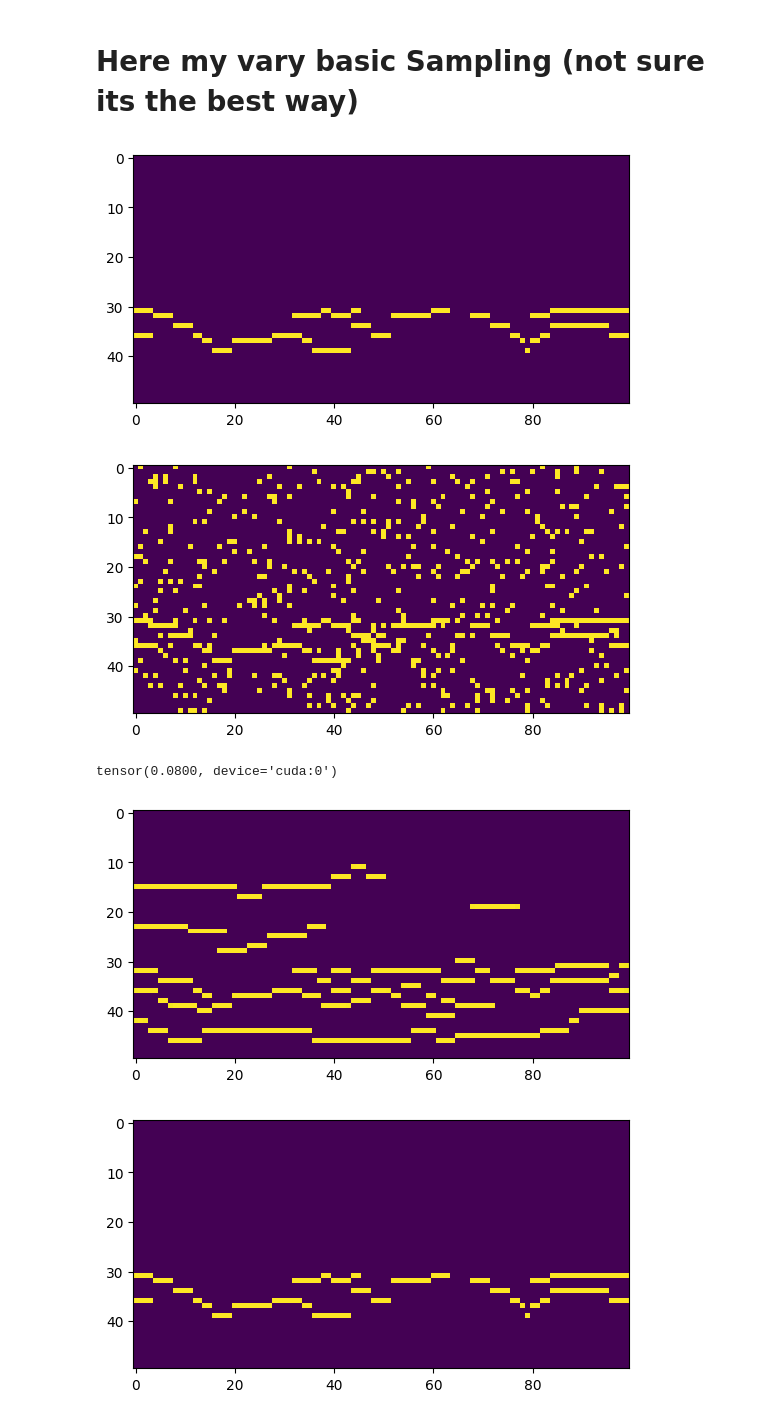
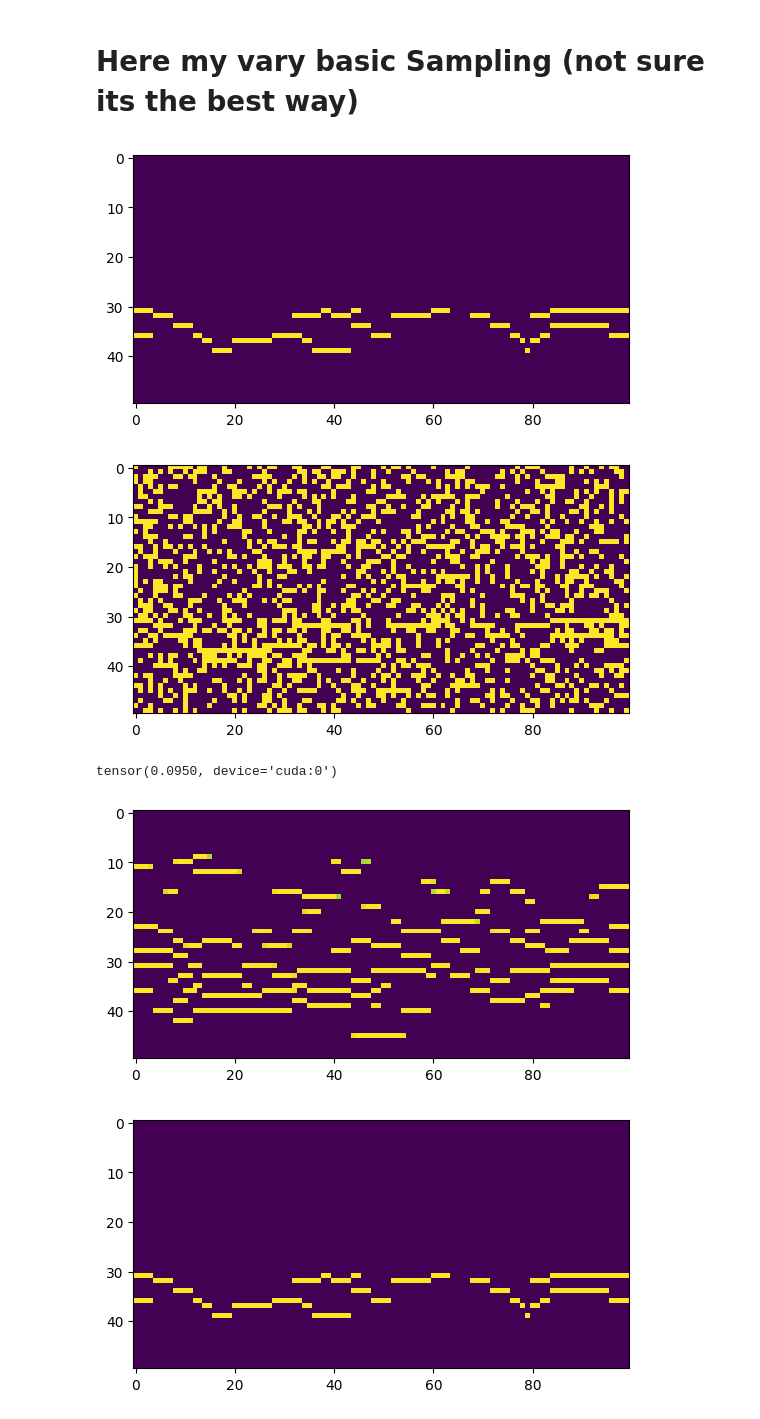
Before and after one commit to MarioPaerle/DIATONICA, a Jupyter notebook: DiscreteBachDiffusion.ipynb, the cells around one changed output. Drawn from its saved outputs; the diff is of its cells as text; code cells hidden in the pictures.

Commit message:
Kaggle Notebook | DiscreteDiffusionBach | Version 4

```diff
--- a/DiscreteBachDiffusion.ipynb
+++ b/DiscreteBachDiffusion.ipynb
@@ -14,7 +44,8 @@ import pretty_midi
 # %% [markdown]
 # The Dataset
 # %%
-datas = joblib.load("/kaggle/input/holedbach/jsb1-li-train.pkl")
+S = 0
+datas = joblib.load("/kaggle/input/holedbach/jsb1-li-test.pkl")
 X = datas['X']
 X = X.reshape(X.shape[0], 1, X.shape[1], X.shape[2]) # to 1 channel
 X = X[:, :, 30:80, :]
@@ -160,13 +200,13 @@ class SinusoidalPosEmb(nn.Module):
         return torch.cat((emb.sin(), emb.cos()), dim=-1)
 
 class ConvBlock(nn.Module):
-    def __init__(self, in_ch, out_ch, time_emb_dim):
+    def __init__(self, in_ch, out_ch, time_emb_dim, k=3):
         super().__init__()
-        self.conv1 = nn.Conv2d(in_ch, out_ch, 3, padding=1)
+        self.conv1 = nn.Conv2d(in_ch, out_ch, k, padding='same')
         self.norm1 = nn.GroupNorm(8, out_ch)
         self.act = nn.SiLU()
         self.time_mlp = nn.Linear(time_emb_dim, out_ch)
-        self.conv2 = nn.Conv2d(out_ch, out_ch, 3, padding=1)
+        self.conv2 = nn.Conv2d(out_ch, out_ch, k, padding='same')
 
     def forward(self, x, t_emb):
         h = self.conv1(x)
@@ -212,9 +252,9 @@ class UNet(nn.Module):
         self.notes_embedding = nn.Embedding(50, 1)
 
         self.init_conv = nn.Conv2d(in_ch, 64*c, 3, padding=1)
-        self.down1 = ConvBlock(64*c, 128*c, time_emb_dim)
+        self.down1 = ConvBlock(64*c, 128*c, time_emb_dim, k=3)
         self.pool1 = nn.Upsample(size=(25, 50), mode='bilinear', align_corners=False)
-        self.down2 = ConvBlock(128*c, 256*c, time_emb_dim)
+        self.down2 = ConvBlock(128*c, 256*c, time_emb_dim, k=3)
         self.pool2 = nn.Upsample(size=(20, 25), mode='bilinear', align_corners=False)
         self.down3 = ConvBlock(256*c, 512*c, time_emb_dim)
         self.pool3 = nn.Upsample(size=(16, 12), mode='bilinear', align_corners=False)
@@ -222,6 +262,9 @@ class UNet(nn.Module):
         self.pool4 = nn.Upsample(size=(8, 6), mode='bilinear', align_corners=False)
 
         self.bottleneck = ConvBlock(512*c, 512*c, time_emb_dim)
+        self.att_enc1 = SelfAttention2d(128*c, num_heads=attn_heads)
+        self.att_enc2 = SelfAttention2d(256*c, num_heads=attn_heads)
+
         self.attn_latent = SelfAttention2d(512*c, num_heads=attn_heads)
         self.attn_latent2 = SelfAttention2d(512*c, num_heads=attn_heads)
 
@@ -231,9 +274,9 @@ class UNet(nn.Module):
         self.uptrans3 = nn.Upsample(size=(20, 25), mode='bilinear', align_corners=False)
         self.up3 = ConvBlock(512*c + 512*c, 256*c, time_emb_dim)
         self.uptrans2 = nn.Upsample(size=(25, 50), mode='bilinear', align_corners=False)
-        self.up2 = ConvBlock(256*c + 256*c, 128*c, time_emb_dim)
+        self.up2 = ConvBlock(256*c + 256*c, 128*c, time_emb_dim, k=3)
         self.uptrans1 = nn.Upsample(size=(50, 100), mode='bilinear', align_corners=False)
-        self.up1 = ConvBlock(128*c + 128*c, 64*c, time_emb_dim)
+        self.up1 = ConvBlock(128*c + 128*c, 64*c, time_emb_dim, k=3)
         self.final_conv = nn.Conv2d(64*c, in_ch, 1)
 
     def forward(self, x, t):
@@ -242,7 +285,7 @@ class UNet(nn.Module):
         if False:
             plt.imshow(x[0, 0].cpu().numpy())
             plt.show()
-        x += torch.sigmoid(notes_emb)*0.3
+        x *= torch.sigmoid(notes_emb)
         if False:
             plt.imshow(x.detach()[0, 0].cpu().numpy())
             plt.show()
@@ -253,6 +296,7 @@ class UNet(nn.Module):
         d1 = self.down1(x1, t_emb)
         p1 = self.pool1(d1)
         d2 = self.down2(p1, t_emb)
+        d2 = self.att_enc2(d2) + d2
         p2 = self.pool2(d2)
         d3 = self.down3(p2, t_emb)
         p3 = self.pool3(d3)
@@ -294,10 +338,11 @@ The Model is a simple UNet with 4 downsampling, it can be made way more powerful
 
 With the train as implemented now the model tries to restore the entire pianoroll from a random timestep t corrupted image, then the L1 loss is computed with the undestroyed "image"
 # %%
-model = UNet(in_ch=1, time_emb_dim=256, c=2)
+model = UNet(in_ch=1, time_emb_dim=256, c=1)
 model = model.to(device)
 optimizer = Adam(model.parameters(), lr=0.0001)
 total_params = sum(p.numel() for p in model.parameters())
-criterion = nn.L1Loss()
+criterion1 = nn.L1Loss()
+criterion2 = nn.BCELoss()
 print(f"Number of parameters: {total_params:_}")
 # %% [output]
@@ -323,7 +370,7 @@ for epoch in range(epochs):
         """plt.imshow(pred.detach().cpu().numpy()[0, 0])
         plt.show()"""
 
-        loss1 = criterion(pred, batch) + (pred.mean() - batch.mean()).abs()
+        loss1 = criterion1(pred, batch)   #+  criterion1(pred, batch) #+ (pred.mean() - batch.mean()).abs()*10
         loss2 = nn.L1Loss()(pred, batch)
 
         loss1.backward()
@@ -332,7 +379,7 @@ for epoch in range(epochs):
         losses1.append(loss1.item())
         losses2.append(loss2.item())
 
-    print(np.mean(losses1), np.mean(losses2), (pred.mean() - batch.mean()).abs()*2 )
+    print(np.mean(losses1), np.mean(losses2), (pred.mean() - batch.mean()).abs()*2)
     plt.imshow(pred.detach().cpu().numpy()[0, 0])
     plt.show()
 # %% [output]
@@ -356,26 +403,27 @@ del loss
 # %%
 harmonize = True
 if not harmonize:
-    sample = torch.bernoulli(torch.ones((1, 1, 50, 100))/7).to(device)
+    sample = torch.bernoulli(torch.ones((1, 1, 50, 100))/2).to(device)
 plt.imshow(sample[0, 0].cpu().numpy())
 plt.show()
 if harmonize:
-    noise = torch.bernoulli(torch.ones((1, 1, 50, 100))/10).to(device)
+    noise = torch.bernoulli(torch.ones((1, 1, 50, 100))/3).to(device)
     sample[noise == 1] = 1
     plt.imshow(sample[0, 0].cpu().numpy())
     plt.show()
 with torch.no_grad():
-    for i in reversed(range(300)):
+    for i in reversed(range(200)):
         sample = model(sample, torch.tensor([i]).to(device))
+        #sample = add_noise(sample, i-1)
     print(sample.mean())
     sample[sample < 0.5] = 0
     plt.imshow(sample.cpu().numpy()[0, 0])
 
 _sample = torch.zeros((128, 100))
 _sample[30:80, :] = sample
 # %% [output]
 [figure]
-[figure, old version]
+[figure, new version]
-tensor(0.0800, device='cuda:0')
+tensor(0.0950, device='cuda:0')
-[figure, old version]
+[figure, new version]
 # %%
```
Also changed, not shown: parts of 13 cells of this notebook.
